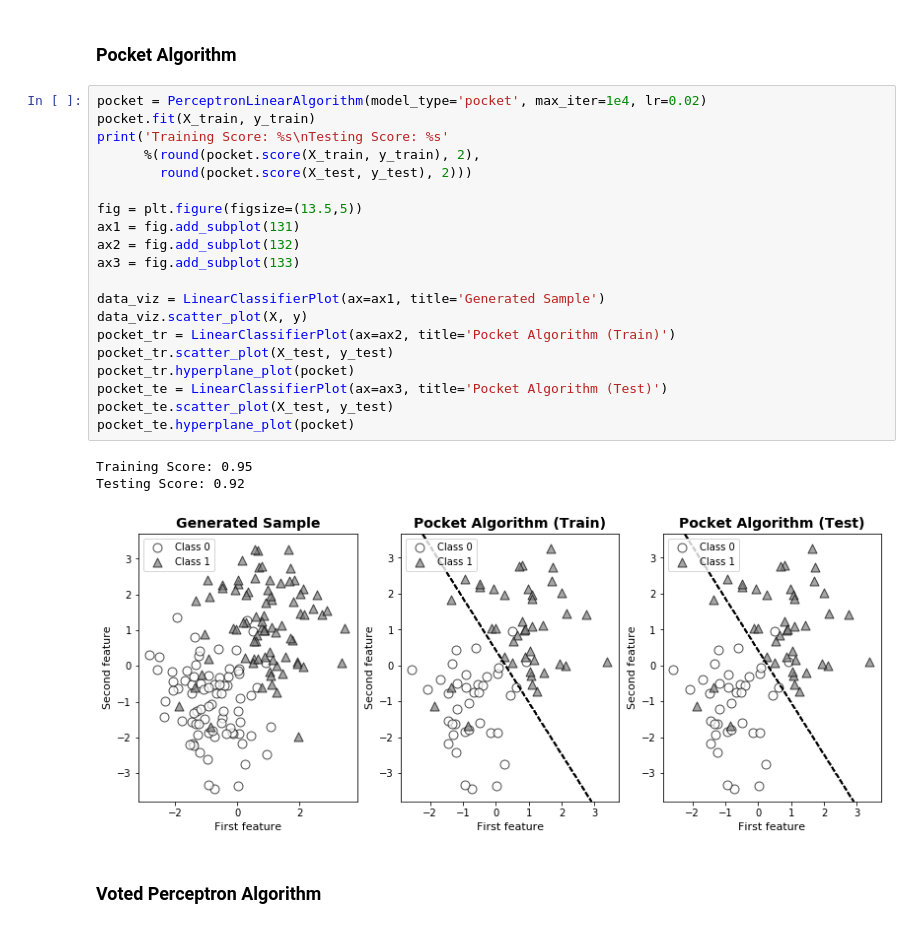
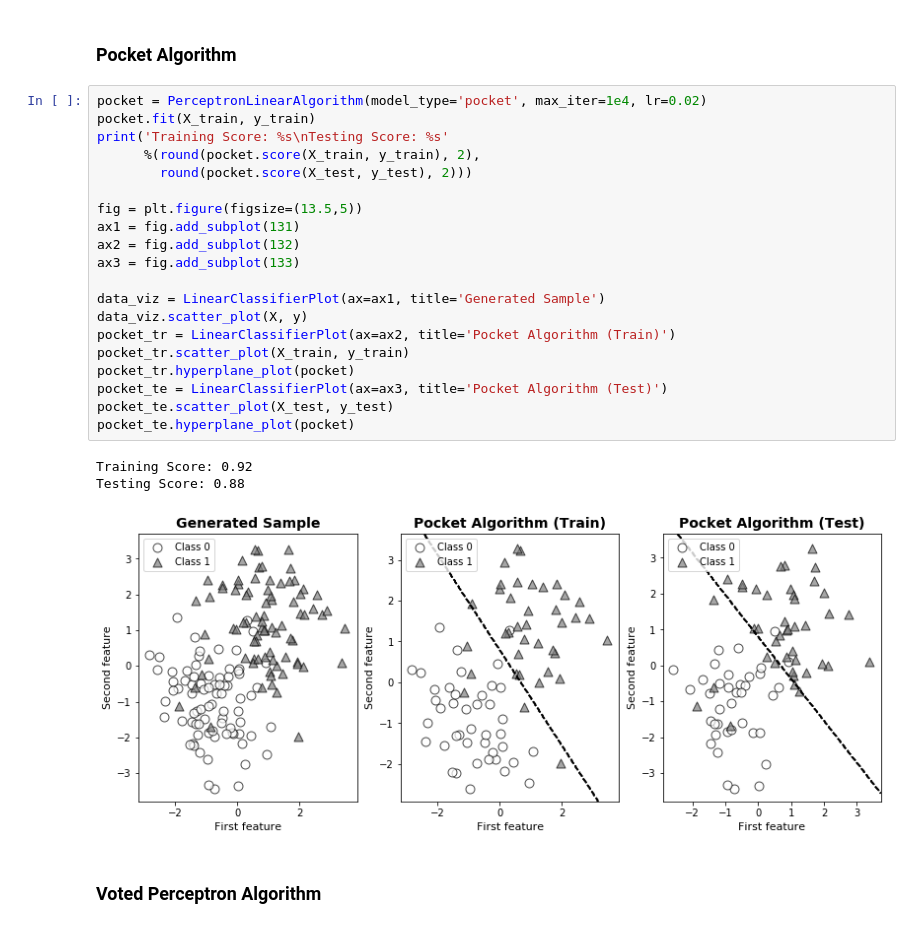
Before and after one commit to zoeyang1030/Statistical-Learning-Methods-python-replication, a Jupyter notebook: Chapter/Chapter-2 Perceptron.ipynb, the cells around one changed output. Saved outputs shown, nothing was run; the diff lists cells and outputs as text.

```diff
--- a/Chapter/Chapter-2 Perceptron.ipynb
+++ b/Chapter/Chapter-2 Perceptron.ipynb
@@ -73,27 +73,27 @@ Testing Score: 0.91
 # %%
 pocket = PerceptronLinearAlgorithm(model_type='pocket', max_iter=1e4, lr=0.02)
 pocket.fit(X_train, y_train)
 print('Training Score: %s\nTesting Score: %s'
       %(round(pocket.score(X_train, y_train), 2),
         round(pocket.score(X_test, y_test), 2)))
 
 fig = plt.figure(figsize=(13.5,5))
 ax1 = fig.add_subplot(131)
 ax2 = fig.add_subplot(132)
 ax3 = fig.add_subplot(133)
 
 data_viz = LinearClassifierPlot(ax=ax1, title='Generated Sample')
 data_viz.scatter_plot(X, y)
 pocket_tr = LinearClassifierPlot(ax=ax2, title='Pocket Algorithm (Train)')
-pocket_tr.scatter_plot(X_test, y_test)
+pocket_tr.scatter_plot(X_train, y_train)
 pocket_tr.hyperplane_plot(pocket)
 pocket_te = LinearClassifierPlot(ax=ax3, title='Pocket Algorithm (Test)')
 pocket_te.scatter_plot(X_test, y_test)
 pocket_te.hyperplane_plot(pocket)
 # %% [output]
-Training Score: 0.95
-Testing Score: 0.92
+Training Score: 0.92
+Testing Score: 0.88
-[figure, old version]
+[figure, new version]
 # %% [markdown]
 ### Voted Perceptron Algorithm
 # %%
```
Also changed, not shown: parts of 5 cells of this notebook.
